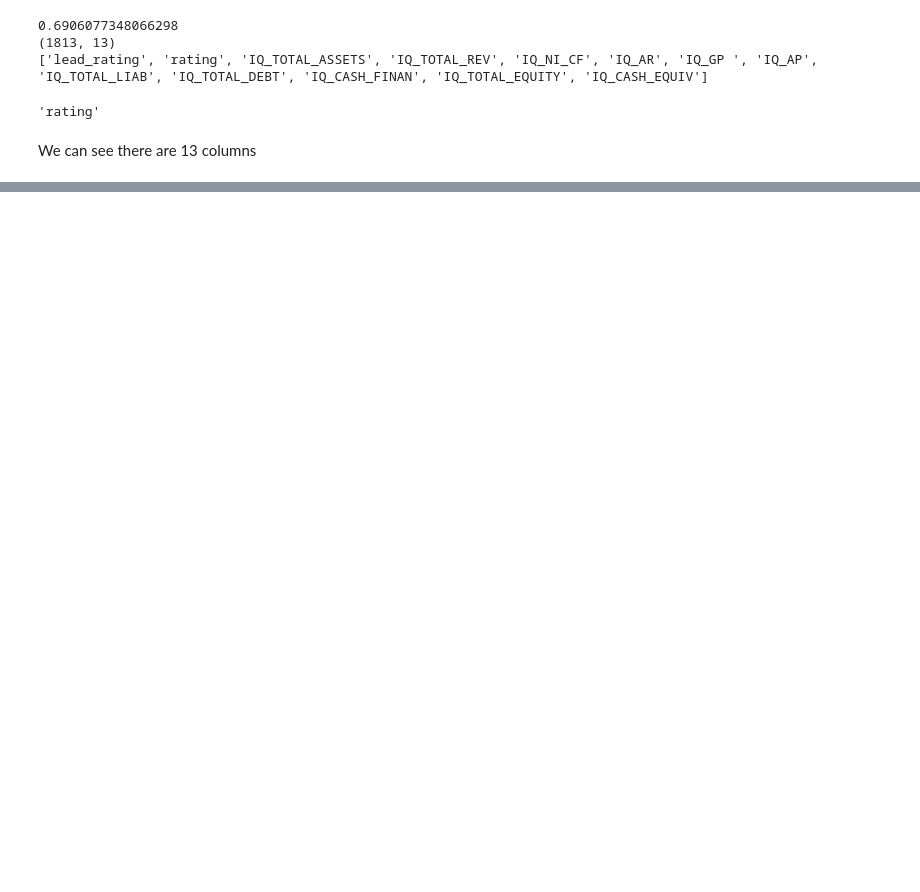
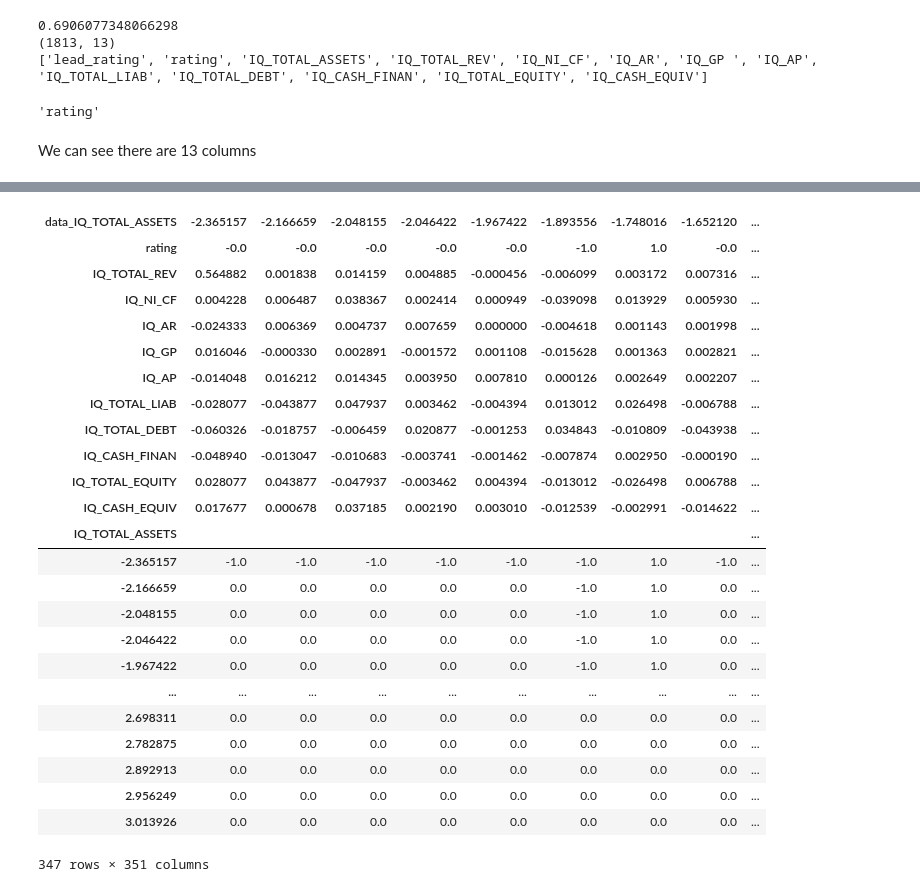
Before and after one commit to yedidv/credit_rating_predictions, a Jupyter notebook: Interpretability.ipynb, the cells around one changed output, grey strips where cells are left out. Cells and saved outputs as stored; diff of their text form; code cells hidden in the pictures; blank space fills up the shorter version.

```diff
--- a/Interpretability.ipynb
+++ b/Interpretability.ipynb
@@ -70,0 +83,28 @@ def PDP_Plot_Graphs(test_x, cols):
+# %%
+ice_returns
+# %% [output]
+| data_IQ_TOTAL_ASSETS | -2.365157 | -2.166659 | -2.048155 | -2.046422 | -1.967422 | -1.893556 | -1.748016 | -1.652120 | ... |
+| rating | -0.0 | -0.0 | -0.0 | -0.0 | -0.0 | -1.0 | 1.0 | -0.0 | ... |
+| IQ_TOTAL_REV | 0.564882 | 0.001838 | 0.014159 | 0.004885 | -0.000456 | -0.006099 | 0.003172 | 0.007316 | ... |
+| IQ_NI_CF | 0.004228 | 0.006487 | 0.038367 | 0.002414 | 0.000949 | -0.039098 | 0.013929 | 0.005930 | ... |
+| IQ_AR | -0.024333 | 0.006369 | 0.004737 | 0.007659 | 0.000000 | -0.004618 | 0.001143 | 0.001998 | ... |
+| IQ_GP | 0.016046 | -0.000330 | 0.002891 | -0.001572 | 0.001108 | -0.015628 | 0.001363 | 0.002821 | ... |
+| IQ_AP | -0.014048 | 0.016212 | 0.014345 | 0.003950 | 0.007810 | 0.000126 | 0.002649 | 0.002207 | ... |
+| IQ_TOTAL_LIAB | -0.028077 | -0.043877 | 0.047937 | 0.003462 | -0.004394 | 0.013012 | 0.026498 | -0.006788 | ... |
+| IQ_TOTAL_DEBT | -0.060326 | -0.018757 | -0.006459 | 0.020877 | -0.001253 | 0.034843 | -0.010809 | -0.043938 | ... |
+| IQ_CASH_FINAN | -0.048940 | -0.013047 | -0.010683 | -0.003741 | -0.001462 | -0.007874 | 0.002950 | -0.000190 | ... |
+| IQ_TOTAL_EQUITY | 0.028077 | 0.043877 | -0.047937 | -0.003462 | 0.004394 | -0.013012 | -0.026498 | 0.006788 | ... |
+| IQ_CASH_EQUIV | 0.017677 | 0.000678 | 0.037185 | 0.002190 | 0.003010 | -0.012539 | -0.002991 | -0.014622 | ... |
+| IQ_TOTAL_ASSETS |  |  |  |  |  |  |  |  | ... |
+| -2.365157 | -1.0 | -1.0 | -1.0 | -1.0 | -1.0 | -1.0 | 1.0 | -1.0 | ... |
+| -2.166659 | 0.0 | 0.0 | 0.0 | 0.0 | 0.0 | -1.0 | 1.0 | 0.0 | ... |
+| -2.048155 | 0.0 | 0.0 | 0.0 | 0.0 | 0.0 | -1.0 | 1.0 | 0.0 | ... |
+| -2.046422 | 0.0 | 0.0 | 0.0 | 0.0 | 0.0 | -1.0 | 1.0 | 0.0 | ... |
+| -1.967422 | 0.0 | 0.0 | 0.0 | 0.0 | 0.0 | -1.0 | 1.0 | 0.0 | ... |
+| ... | ... | ... | ... | ... | ... | ... | ... | ... | ... |
+| 2.698311 | 0.0 | 0.0 | 0.0 | 0.0 | 0.0 | 0.0 | 0.0 | 0.0 | ... |
+| 2.782875 | 0.0 | 0.0 | 0.0 | 0.0 | 0.0 | 0.0 | 0.0 | 0.0 | ... |
+| 2.892913 | 0.0 | 0.0 | 0.0 | 0.0 | 0.0 | 0.0 | 0.0 | 0.0 | ... |
+| 2.956249 | 0.0 | 0.0 | 0.0 | 0.0 | 0.0 | 0.0 | 0.0 | 0.0 | ... |
+| 3.013926 | 0.0 | 0.0 | 0.0 | 0.0 | 0.0 | 0.0 | 0.0 | 0.0 | ... |
+347 rows × 351 columns
```
Also changed, not shown: parts of 2 cells of this notebook.
